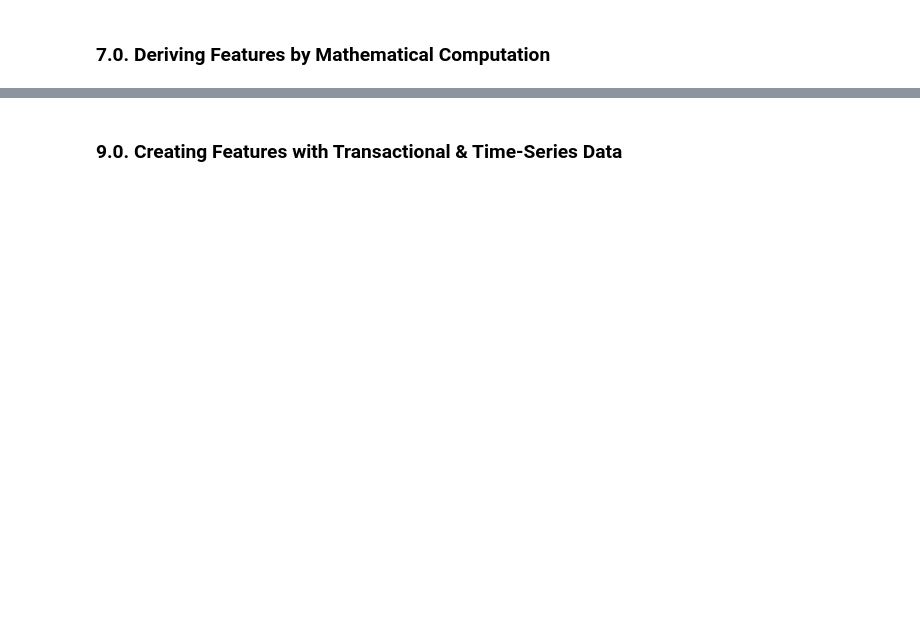
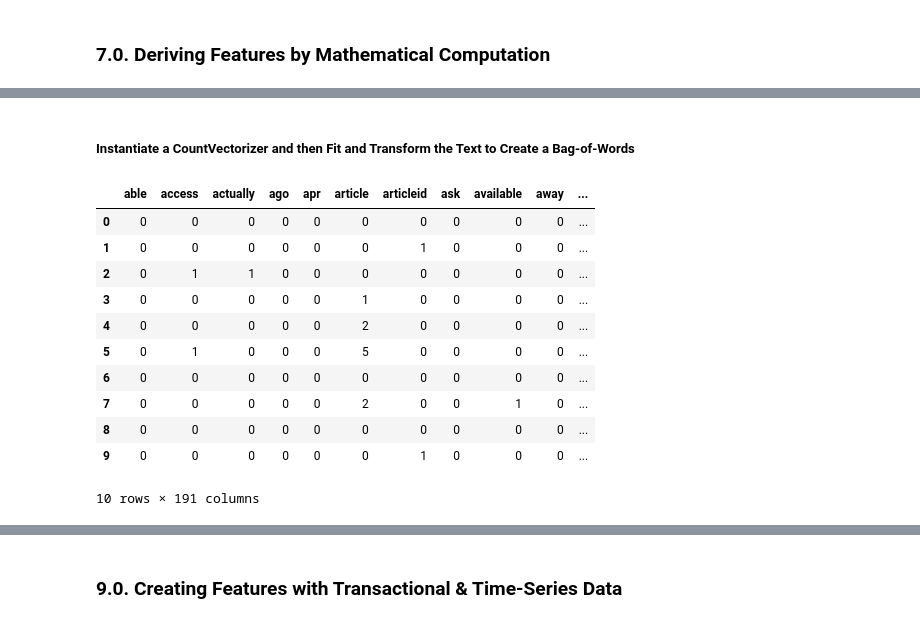
Before and after one commit to jtupitza-msft/edsp-mentoring-program, a Jupyter notebook: 04-Feature-Engineering.ipynb, the cells around one changed output, grey strips where cells are left out. Drawn from its saved outputs; the diff is of its cells as text; code cells hidden in the pictures; blank space fills up the shorter version.

```diff
--- a/04-Feature-Engineering.ipynb
+++ b/04-Feature-Engineering.ipynb
@@ -1876,0 +2054,6 @@ Feature engineering in this domain is accommplished via **Natural Language Proce
+# %%
+data = fetch_20newsgroups(subset='train')
+df_text = pd.DataFrame(data.data, columns=['text'])
+
+df_text['text'] = df_text['text'].str.replace('[^\w\s]', '').str.replace('\d+', '')
+df_text.head()
@@ -1876,0 +2067,22 @@ Feature engineering in this domain is accommplished via **Natural Language Proce
+# %% [markdown]
+##### Instantiate a CountVectorizer and then Fit and Transform the Text to Create a Bag-of-Words
+# %%
+count_vectorizer = CountVectorizer(lowercase=True, stop_words='english', ngram_range=(1,1), min_df=0.05)
+count_vectorizer.fit(df_text.text)
+X = count_vectorizer.transform(df_text.text)
+
+bag_of_words = pd.DataFrame(X.toarray(), columns=count_vectorizer.get_feature_names())
+bag_of_words.head(10)
+# %% [output]
+|  | able | access | actually | ago | apr | article | articleid | ask | available | away | ... |
+| 0 | 0 | 0 | 0 | 0 | 0 | 0 | 0 | 0 | 0 | 0 | ... |
+| 1 | 0 | 0 | 0 | 0 | 0 | 0 | 1 | 0 | 0 | 0 | ... |
+| 2 | 0 | 1 | 1 | 0 | 0 | 0 | 0 | 0 | 0 | 0 | ... |
+| 3 | 0 | 0 | 0 | 0 | 0 | 1 | 0 | 0 | 0 | 0 | ... |
+| 4 | 0 | 0 | 0 | 0 | 0 | 2 | 0 | 0 | 0 | 0 | ... |
+| 5 | 0 | 1 | 0 | 0 | 0 | 5 | 0 | 0 | 0 | 0 | ... |
+| 6 | 0 | 0 | 0 | 0 | 0 | 0 | 0 | 0 | 0 | 0 | ... |
+| 7 | 0 | 0 | 0 | 0 | 0 | 2 | 0 | 0 | 1 | 0 | ... |
+| 8 | 0 | 0 | 0 | 0 | 0 | 0 | 0 | 0 | 0 | 0 | ... |
+| 9 | 0 | 0 | 0 | 0 | 0 | 0 | 1 | 0 | 0 | 0 | ... |
+10 rows × 191 columns
```
Also changed, not shown: parts of 172 cells of this notebook.
